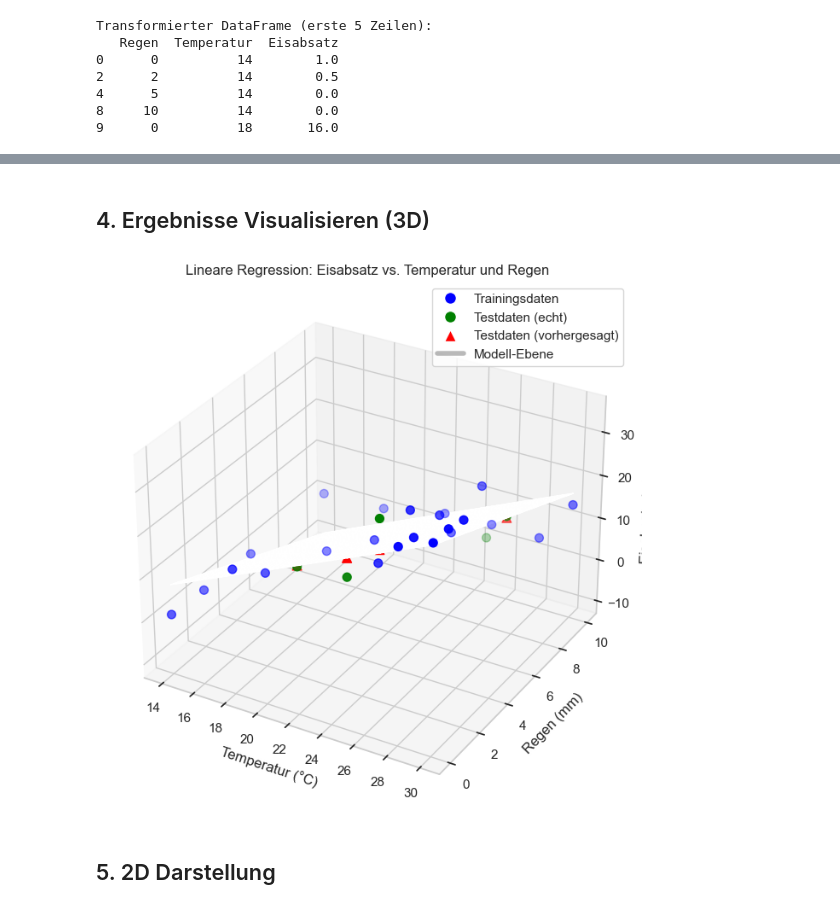
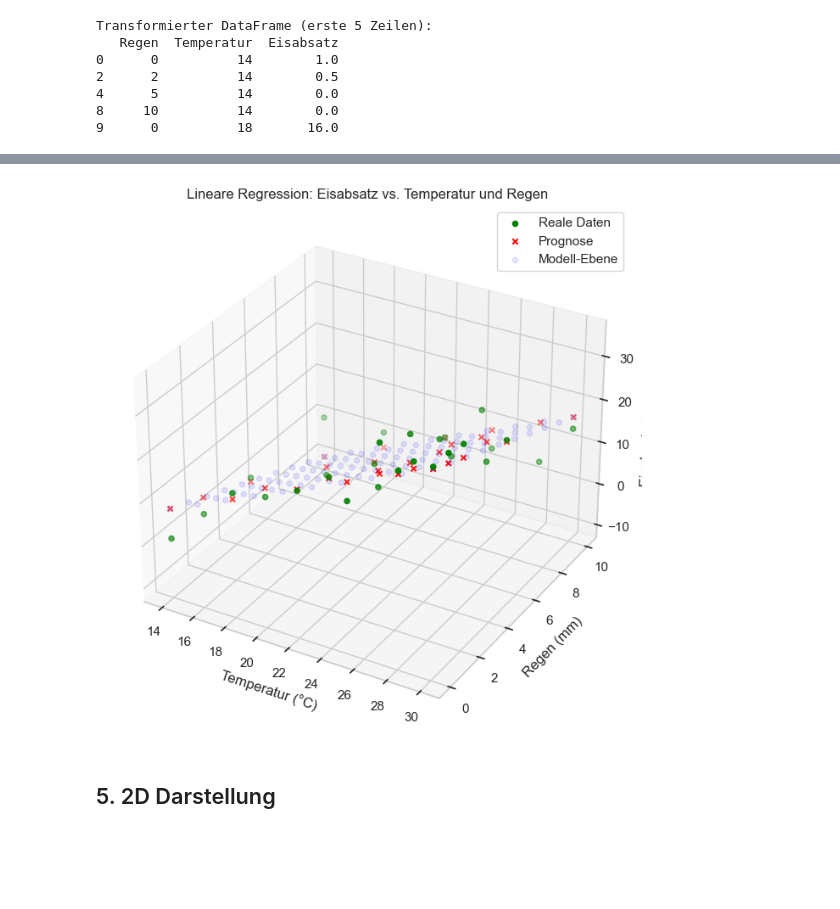
Before and after one commit to Ssaammyy36/Kurs-KI-Abgabe-1, a Jupyter notebook: Aufgabe_5/Aufgabe_5.ipynb, the cells around one changed output, grey strips where cells are left out. Drawn from its saved outputs; the diff is of its cells as text; code cells hidden in the pictures; blank space fills up the shorter version.

```diff
--- a/Aufgabe_5/Aufgabe_5.ipynb
+++ b/Aufgabe_5/Aufgabe_5.ipynb
@@ -264,52 +154,28 @@ Wurzel des Mittleren Quadratischen Fehlers (RMSE): 3.79
-# %% [markdown]
-## 4. Ergebnisse Visualisieren (3D)
 # %%
 # Erstellen eines Gitters für die Regressionsebene
 x_surf, y_surf = np.meshgrid(
-    np.linspace(df_transformed['Temperatur'].min(), df_transformed['Temperatur'].max(), 100),
-    np.linspace(df_transformed['Regen'].min(), df_transformed['Regen'].max(), 100)
+    np.linspace(df_transformed['Temperatur'].min(), df_transformed['Temperatur'].max(), 10),           # Wertebereich x
+    np.linspace(df_transformed['Regen'].min(), df_transformed['Regen'].max(), 10)                      # Wertebereich y
 )
 
-# Die Regressionsgleichung lautet: y = a + b*Temperatur + c*Regen
-# Wir berechnen den z-Wert (Eisabsatz) für jeden Punkt im Gitter explizit
-z_surf = a + b * x_surf + c * y_surf
-
-# 3D-Plot erstellen
-fig = plt.figure(figsize=(10, 8))
-ax = fig.add_subplot(111, projection='3d')
-
-# 1. Trainingsdatenpunkte plotten (Blau)
-ax.scatter(X_train['Temperatur'], X_train['Regen'], y_train, c='blue', marker='o', label='Trainingsdaten', s=50)
-
-# 2. Testdatenpunkte (echte Werte) plotten (Grün)
-ax.scatter(X_test['Temperatur'], X_test['Regen'], y_test, c='green', marker='o', label='Testdaten (echt)', s=50)
-
-# 3. Vorhergesagte Werte für die Testdaten plotten (Rot)
-ax.scatter(X_test['Temperatur'], X_test['Regen'], y_pred, c='red', marker='^', label='Testdaten (vorhergesagt)', s=60)
-
-# 4. Regressionsebene plotten
-ax.plot_surface(x_surf, y_surf, z_surf, alpha=0.2, color='k', label='Modell-Ebene')
-
-# Achsenbeschriftungen und Titel
-ax.set_xlabel('Temperatur (°C)')
-ax.set_ylabel('Regen (mm)')
-ax.set_zlabel('Eisabsatz (x1000 €)')
-ax.set_title('Lineare Regression: Eisabsatz vs. Temperatur und Regen')
-
-# Legende anzeigen (ein kleiner Trick ist nötig, um das Oberflächen-Label anzuzeigen)
-from matplotlib.lines import Line2D
-legend_elements = [
-    Line2D([0], [0], marker='o', color='w', label='Trainingsdaten', markerfacecolor='blue', markersize=10),
-    Line2D([0], [0], marker='o', color='w', label='Testdaten (echt)', markerfacecolor='green', markersize=10),
-    Line2D([0], [0], marker='^', color='w', label='Testdaten (vorhergesagt)', markerfacecolor='red', markersize=10),
-    Line2D([0], [0], color='k', lw=4, label='Modell-Ebene', alpha=0.3)
-]
-ax.legend(handles=legend_elements)
-
-# Plot anzeigen
-plt.show()
+z_surf = a + b * x_surf + c * y_surf                                # Punkte der Ebene
-# %% [output]
-[figure, removed]
+# %%
+# 3D-Plot erstellen
+fig = plt.figure(figsize=(8, 30))
+ax = fig.add_subplot(111, projection='3d')
+
+ax.scatter(X['Temperatur'], X['Regen'], y, c='green', marker='o', label='Reale Daten')              # Reale Datenpunkte
+ax.scatter(X['Temperatur'], X['Regen'], y_pred, c='red', marker='x', label='Prognose')            # Prognose Daten
+ax.scatter(x_surf, y_surf, z_surf, alpha=0.1, color='blue', label='Modell-Ebene')                   # Regressionsebene
+
+ax.set_xlabel('Temperatur (°C)')
+ax.set_ylabel('Regen (mm)')
+ax.set_zlabel('Eisabsatz (x1000 €)')
+ax.set_title('Lineare Regression: Eisabsatz vs. Temperatur und Regen')
+ax.legend()
+plt.show()
+# %% [output]
+[figure, added]
 # %% [markdown]
 ## 5. 2D Darstellung
 # %%
```
Also changed, not shown: parts of 23 cells of this notebook, 4 other files.
